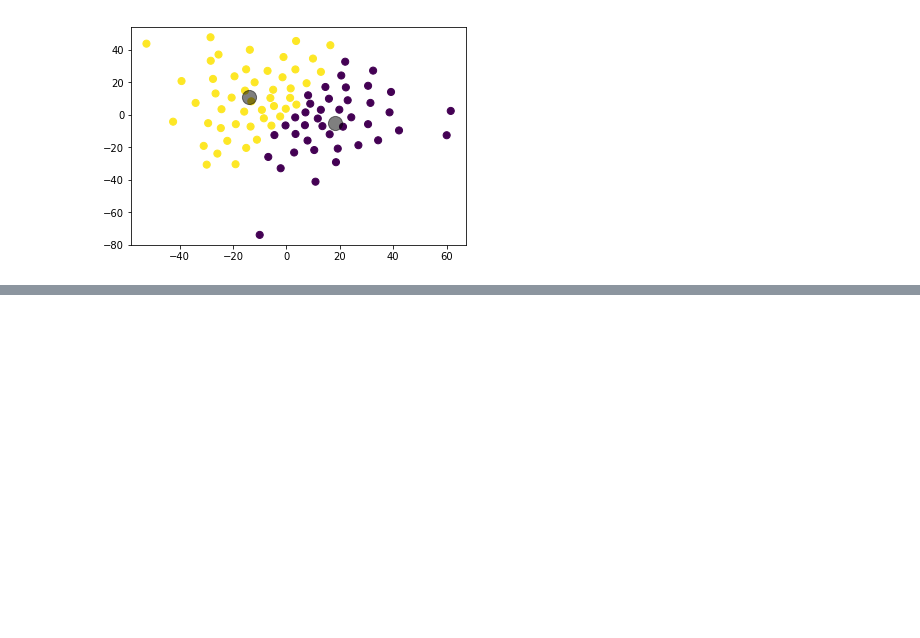
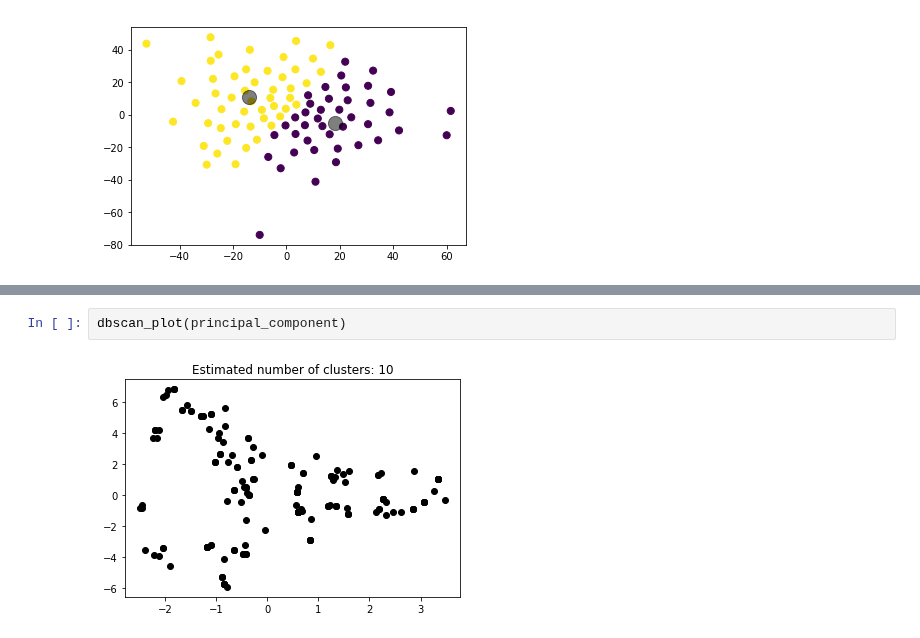
Before and after one commit to viniciusd-avila/phylogenetic-analysis, a Jupyter notebook: Dimension reduction.ipynb, the cells around one changed output, grey strips where cells are left out. Drawn from its saved outputs; the diff is of its cells as text; blank space fills up the shorter version.

```diff
--- a/Dimension reduction.ipynb
+++ b/Dimension reduction.ipynb
@@ -186,0 +245,4 @@ kmeans_plot(2,species_list[0].tsne_results)
+# %%
+dbscan_plot(principal_component)
+# %% [output]
+[figure, added]
```
Also changed, not shown: parts of 10 cells of this notebook.
